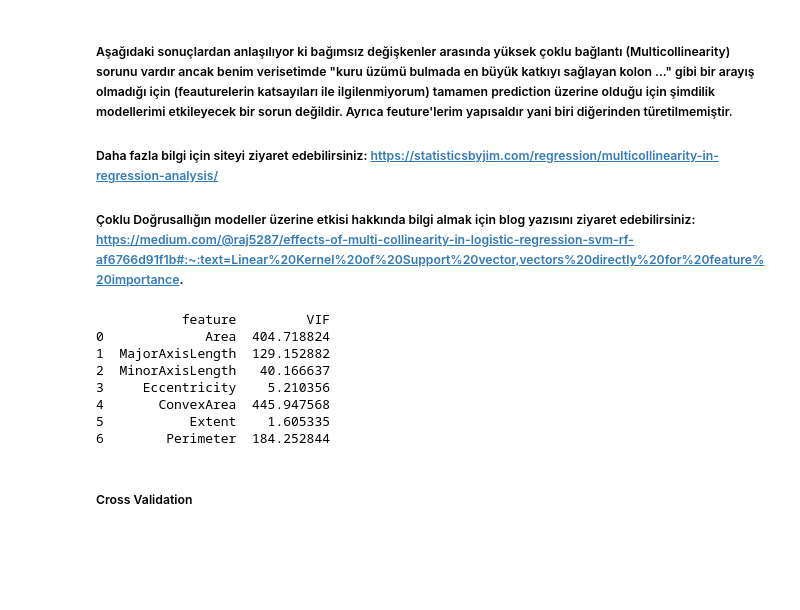
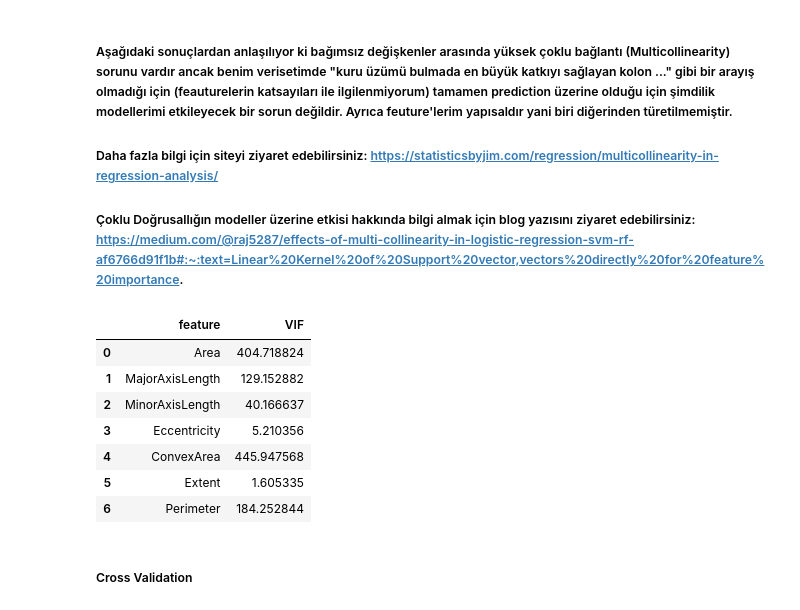
Before and after one commit to melsagin/raisin, a Jupyter notebook: analysis.ipynb, the cells around one changed output. Cells and saved outputs as stored; diff of their text form; code cells hidden in the pictures; blank space fills up the shorter version.

```diff
--- a/analysis.ipynb
+++ b/analysis.ipynb
@@ -489,21 +491,20 @@ weighted avg       0.88      0.88      0.88       180
 # %%
-from statsmodels.stats.outliers_influence import variance_inflation_factor
 # Varyans Enflasyon Faktörü - Multicollinearity
 vif = pd.DataFrame()
 vif["feature"] = X_sc.columns
 vif["VIF"] = [variance_inflation_factor(X_sc.values, i)
                           for i in range(len(X_sc.columns))]
 
-print(vif)
+vif
 # %% [output]
-           feature         VIF
-0             Area  404.718824
-1  MajorAxisLength  129.152882
-2  MinorAxisLength   40.166637
-3     Eccentricity    5.210356
-4       ConvexArea  445.947568
-5           Extent    1.605335
-6        Perimeter  184.252844
+|  | feature | VIF |
+| 0 | Area | 404.718824 |
+| 1 | MajorAxisLength | 129.152882 |
+| 2 | MinorAxisLength | 40.166637 |
+| 3 | Eccentricity | 5.210356 |
+| 4 | ConvexArea | 445.947568 |
+| 5 | Extent | 1.605335 |
+| 6 | Perimeter | 184.252844 |
 # %% [markdown]
 ##### Cross Validation
 # %% [markdown]
```
Also changed, not shown: parts of 17 cells of this notebook.
